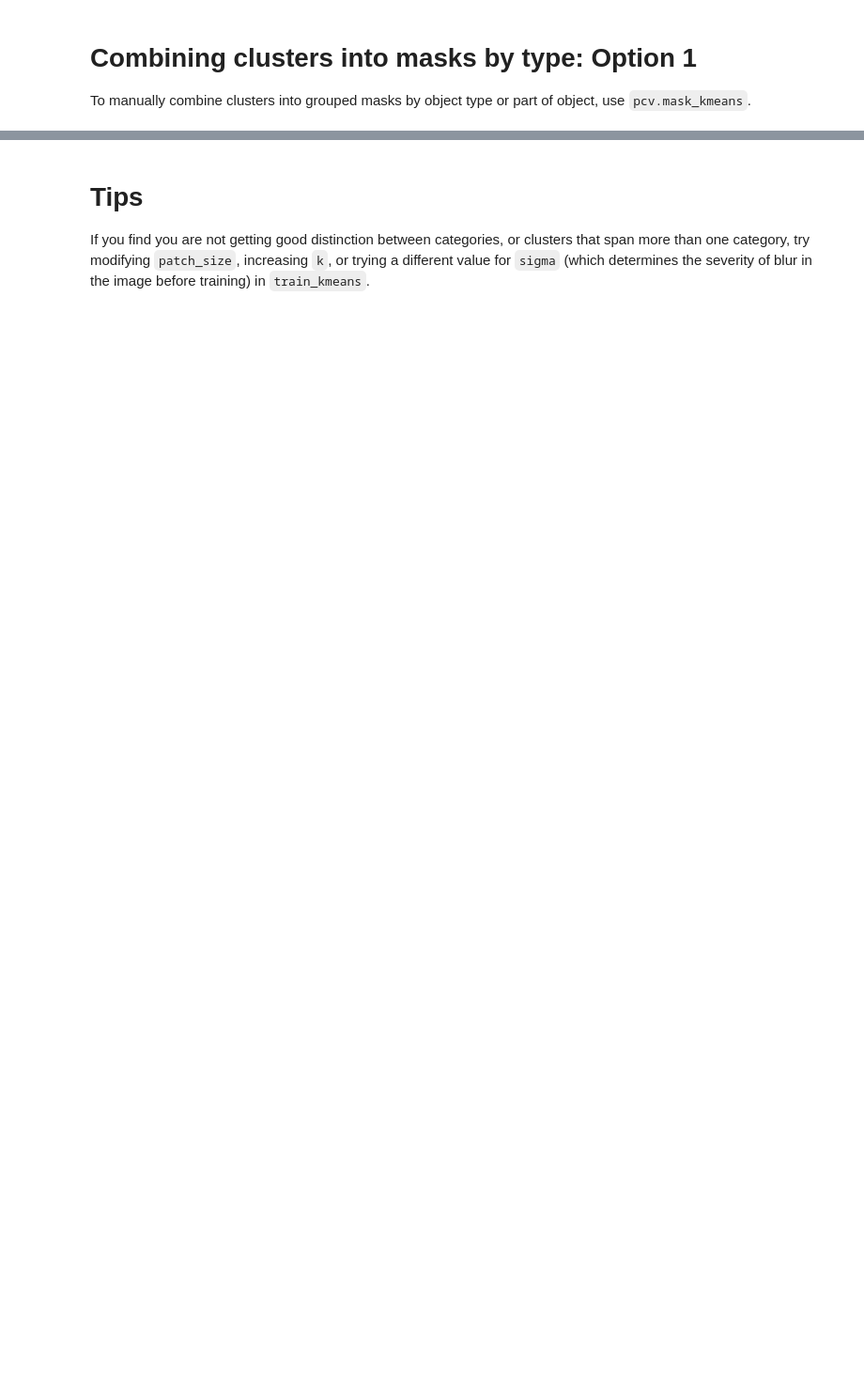
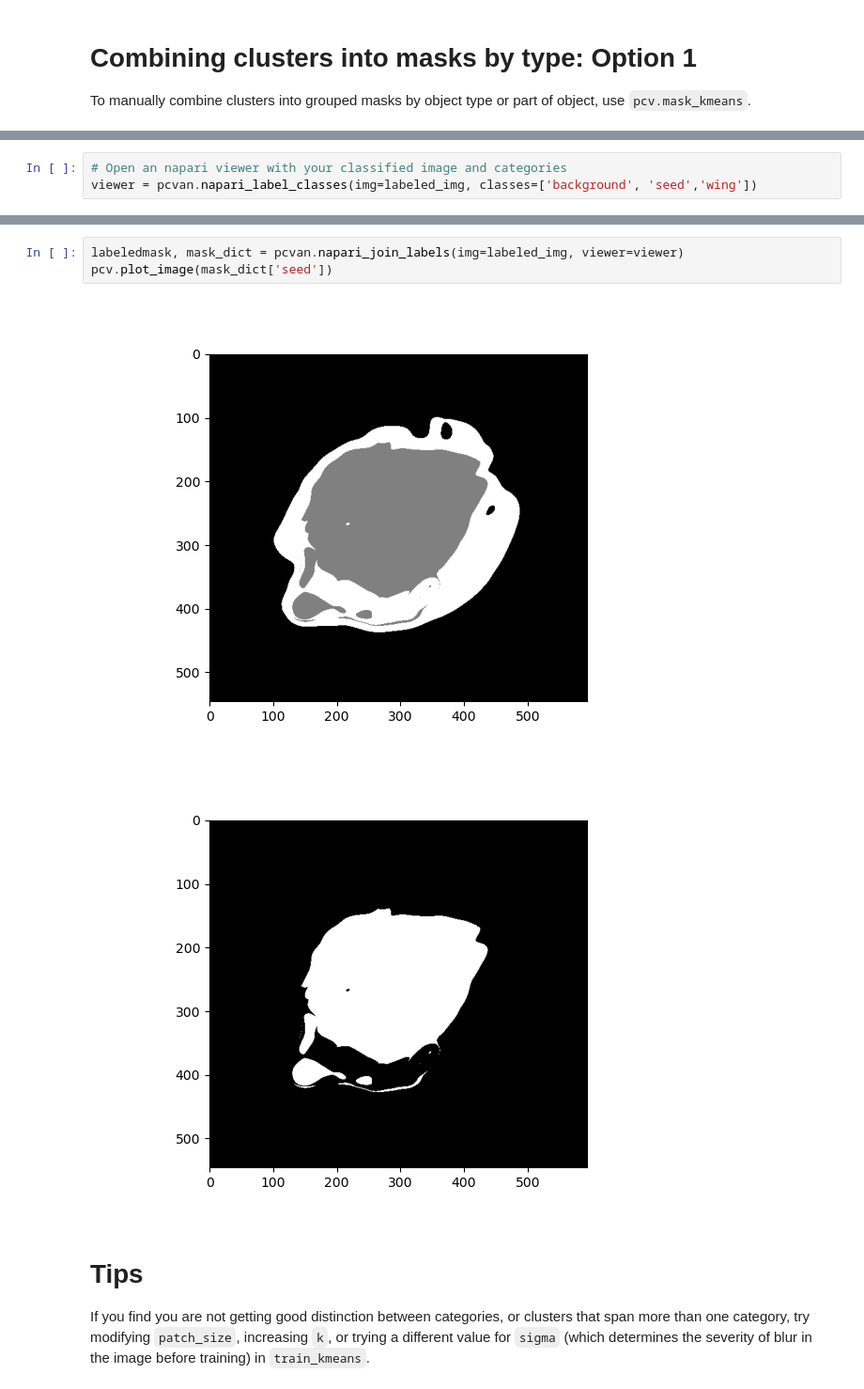
Before and after one commit to danforthcenter/plantcv-tutorial-kmeans-clustering, a Jupyter notebook: index.ipynb, the cells around one changed output, grey strips where cells are left out. Shown at 94% size. Saved outputs shown, nothing was run; the diff lists cells and outputs as text; blank space fills up the shorter version.

```diff
--- a/index.ipynb
+++ b/index.ipynb
@@ -133,0 +136,3 @@ seed = pcv.mask_kmeans(labeled_img=labeled_img, k=10, patch_size=16, cat_list=[8
+# %%
+# Open an napari viewer with your classified image and categories
+viewer = pcvan.napari_label_classes(img=labeled_img, classes=['background', 'seed','wing'])
@@ -134,3 +166,9 @@ seed = pcv.mask_kmeans(labeled_img=labeled_img, k=10, patch_size=16, cat_list=[8
+# %%
+labeledmask, mask_dict = pcvan.napari_join_labels(img=labeled_img, viewer=viewer)
+pcv.plot_image(mask_dict['seed'])
+# %% [output]
+[figure, added]
+[figure, added]
 # %% [markdown]
 # Tips
 If you find you are not getting good distinction between categories, or clusters that span more than one category, try modifying `patch_size`, increasing `k`, or trying a different value for `sigma` (which determines the severity of blur in the image before training) in `train_kmeans`.
```
Also changed, not shown: parts of 8 cells of this notebook, 1 other file.
